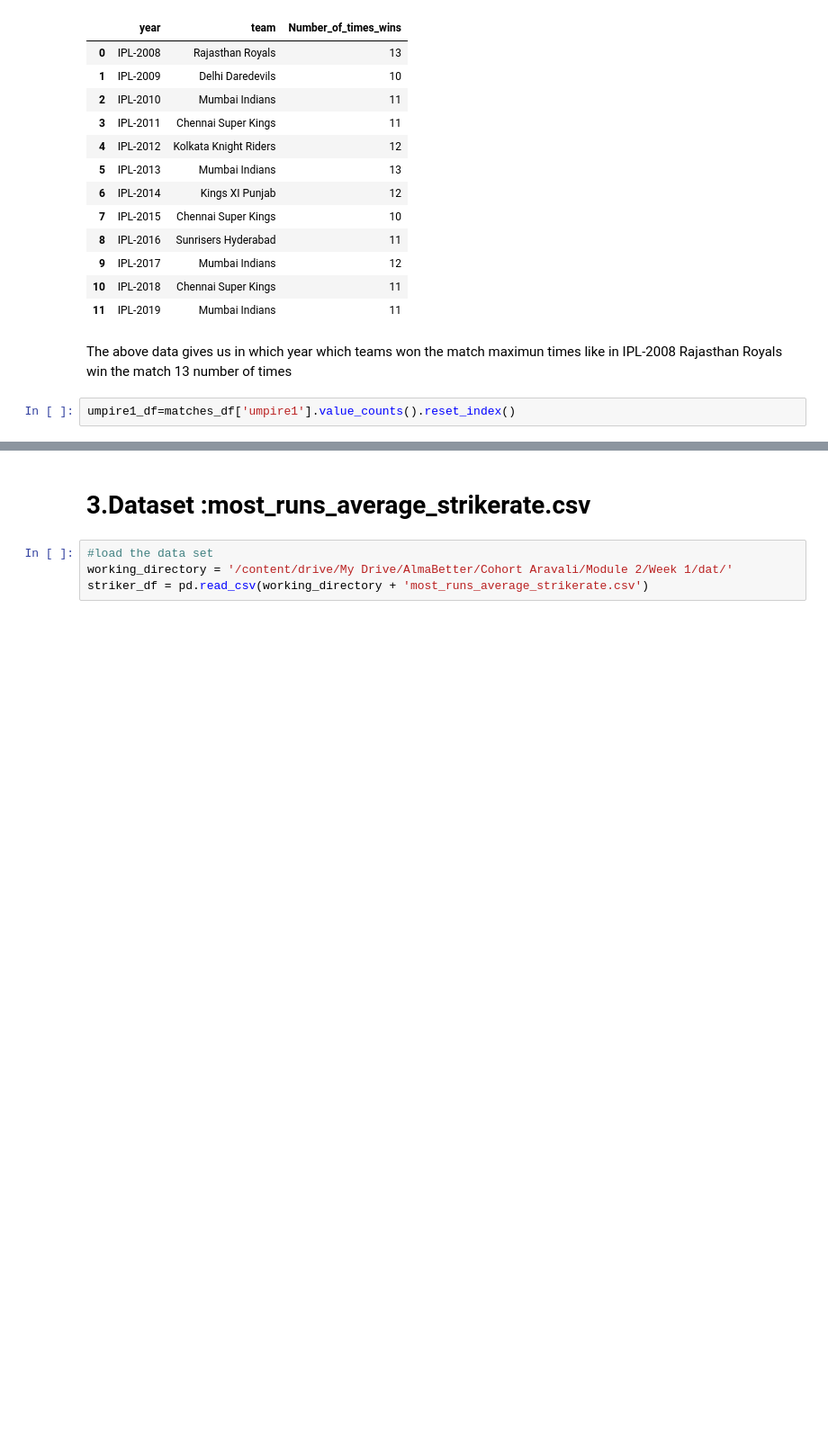
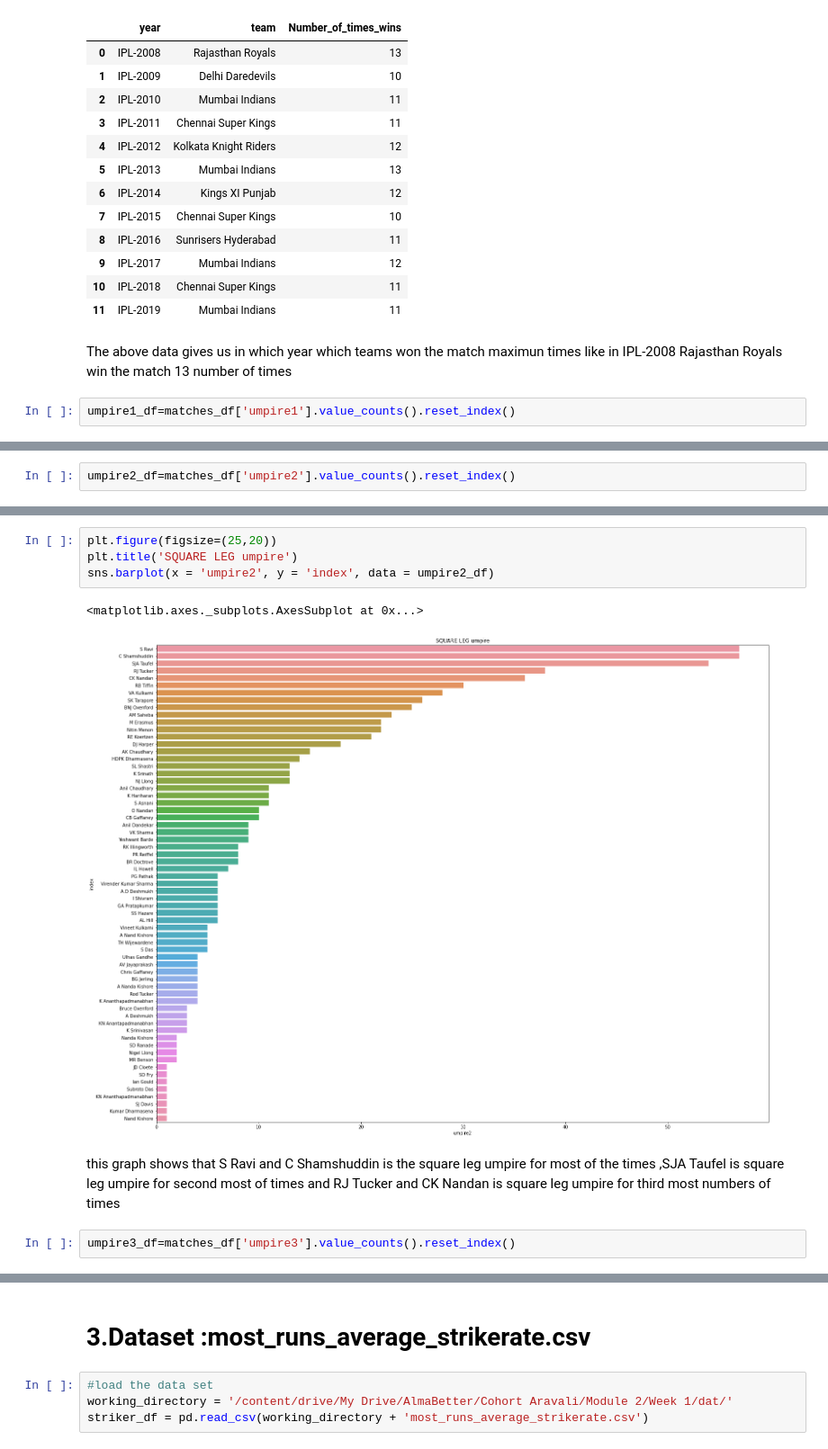
Before and after one commit to hrushikeshsahu19/IPL-data-analysis, a Jupyter notebook: Hrushikesh_Sahu_Team_3_Capstone_Project.ipynb, the cells around one changed output, grey strips where cells are left out. Shown at 90% size. Saved outputs shown, nothing was run; the diff lists cells and outputs as text; blank space fills up the shorter version.

```diff
--- a/Hrushikesh_Sahu_Team_3_Capstone_Project.ipynb
+++ b/Hrushikesh_Sahu_Team_3_Capstone_Project.ipynb
@@ -600,0 +602,2 @@ this graph shows that  	HDPK Dharmasena is umpire for  most of the times ,Asad R
+# %%
+umpire2_df=matches_df['umpire2'].value_counts().reset_index()
@@ -600,0 +620,11 @@ this graph shows that  	HDPK Dharmasena is umpire for  most of the times ,Asad R
+# %%
+plt.figure(figsize=(25,20))
+plt.title('SQUARE LEG umpire')
+sns.barplot(x = 'umpire2', y = 'index', data = umpire2_df)
+# %% [output]
+<matplotlib.axes._subplots.AxesSubplot at 0x...>
+[figure, added]
+# %% [markdown]
+this graph shows that S Ravi and 	C Shamshuddin is the square leg umpire for most of the times ,SJA Taufel is square leg umpire for second most of times and RJ Tucker and CK Nandan is square leg umpire for third most numbers of times
+# %%
+umpire3_df=matches_df['umpire3'].value_counts().reset_index()
```
Also changed, not shown: parts of 55 cells of this notebook.
